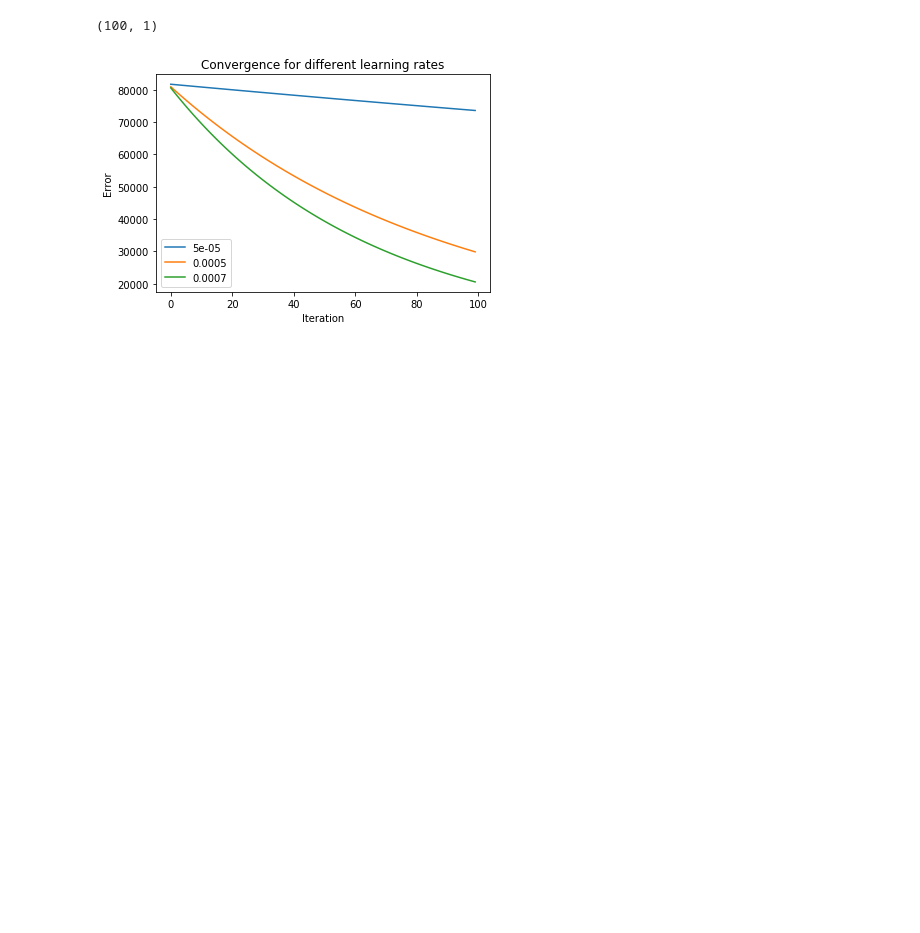
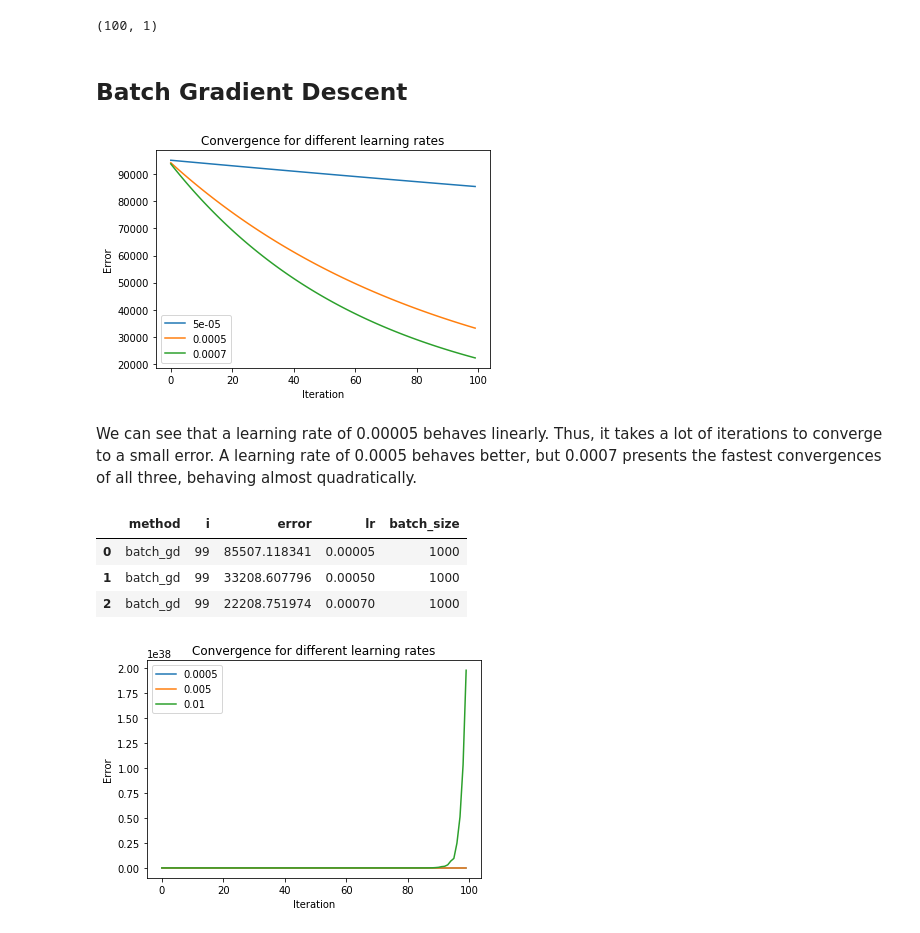
Before and after one commit to Tepi994/DS_Algorithms, a Jupyter notebook: Gradient_Descent_implementations.ipynb, the cells around one changed output. Drawn from its saved outputs; the diff is of its cells as text; code cells hidden in the pictures; blank space fills up the shorter version.

```diff
--- a/Gradient_Descent_implementations.ipynb
+++ b/Gradient_Descent_implementations.ipynb
@@ -38,6 +27,8 @@ B_0 = B_0.reshape(B_0.shape[0],1)
 B_0.shape
 # %% [output]
 (100, 1)
+# %% [markdown]
+## Batch Gradient Descent
 # %%
 def batch_gradient_descent(x_train,y_train,B,it_limit,tolerance,lr):
     i=0
@@ -54,9 +47,11 @@ def batch_gradient_descent(x_train,y_train,B,it_limit,tolerance,lr):
 
     return df
 # %%
+log_bgd = pd.DataFrame(columns=['method','i','error','lr','batch_size'])
 lrs = [0.00005, 0.0005,0.0007]
 for learning_rate in lrs:
     results = batch_gradient_descent(X,y,B_0,100,100,learning_rate)
+    log_bgd = log_bgd.append(results[-1:],ignore_index = True)
     plt.plot(results['i'],results['error'])
     plt.title("Convergence for different learning rates")
     plt.xlabel("Iteration")
@@ -65,6 +60,15 @@ for learning_rate in lrs:
 plt.legend(lrs)
 plt.show()
 # %% [output]
-[figure, old version]
+[figure, new version]
+# %% [markdown]
+We can see that a learning rate of 0.00005 behaves linearly. Thus, it takes a lot of iterations to converge to a small error. A learning rate of 0.0005 behaves better, but 0.0007 presents the fastest convergences of all three, behaving almost quadratically.
+# %%
+log_bgd
+# %% [output]
+|  | method | i | error | lr | batch_size |
+| 0 | batch_gd | 99 | 85507.118341 | 0.00005 | 1000 |
+| 1 | batch_gd | 99 | 33208.607796 | 0.00050 | 1000 |
+| 2 | batch_gd | 99 | 22208.751974 | 0.00070 | 1000 |
 # %%
 def stochastic_gradient_descent(x_train,y_train,B,it_limit,tolerance,lr):
@@ -88,3 +93,19 @@ def stochastic_gradient_descent(x_train,y_train,B,it_limit,tolerance,lr):
 
 
     return df
+# %%
+log_sgd = pd.DataFrame(columns=['method','i','error','lr','batch_size'])
+lrs = [0.0005, 0.005,0.01]
+for learning_rate in lrs:
+    results = stochastic_gradient_descent(X,y,B_0,100,100,learning_rate)
+    log_sgd = log_sgd.append(results[-1:],ignore_index = True)
+    plt.plot(results['i'],results['error'])
+    plt.title("Convergence for different learning rates")
+    plt.xlabel("Iteration")
+    plt.ylabel("Error")
+
+
+plt.legend(lrs)
+plt.show()
+# %% [output]
+[figure, added]
```
Also changed, not shown: parts of 24 cells of this notebook.
